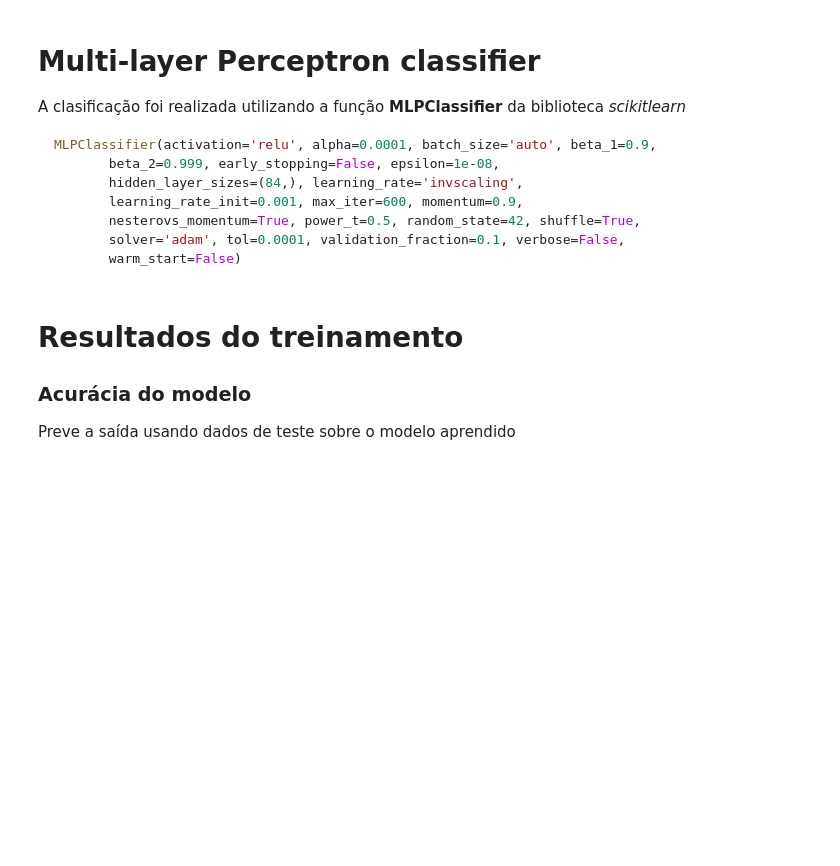
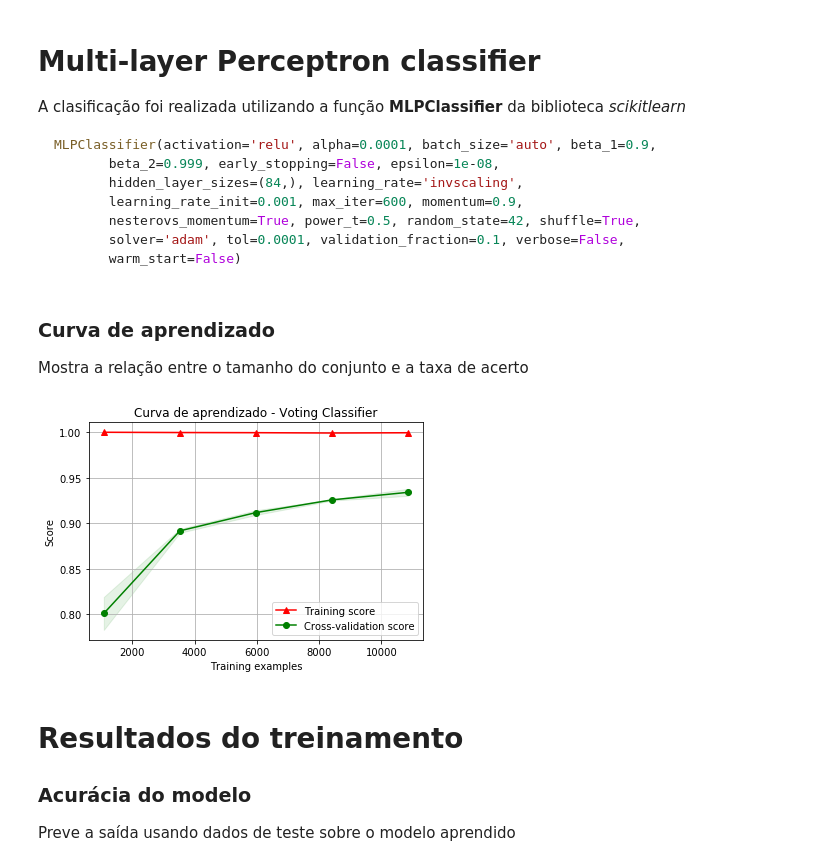
Before and after one commit to VitorScheffer/Keystroke-Dynamics, a Jupyter notebook: src/Implementação Voting - Keystroke Dynamics.ipynb, the cells around one changed output. Drawn from its saved outputs; the diff is of its cells as text; code cells hidden in the pictures; blank space fills up the shorter version.

```diff
--- a/src/Implementação Voting - Keystroke Dynamics.ipynb
+++ b/src/Implementação Voting - Keystroke Dynamics.ipynb
@@ -68,6 +68,16 @@ classificador = VotingClassifier(estimators=[('knn', classificadorKnn),
                                              ('svm', classificadorSvm),
                                              ('ann', classificadorAnn)],
                                  voting='soft',weights=[3,2,2]).fit(X_train, y_train)
+# %% [markdown]
+### Curva de aprendizado
+Mostra a relação entre o tamanho do conjunto e a taxa de acerto
+# %%
+plt_learn_curve(VotingClassifier(estimators=[('knn', classificadorKnn),
+                                             ('svm', classificadorSvm),
+                                             ('ann', classificadorAnn)],
+                                 voting='soft',weights=[3,2,2]), "Curva de aprendizado - Voting Classifier", X_train,y_train).show()
+# %% [output]
+[figure, added]
 # %% [markdown]
 # Resultados do treinamento
 
```
Also changed, not shown: parts of 4 cells of this notebook, 2 other files.
